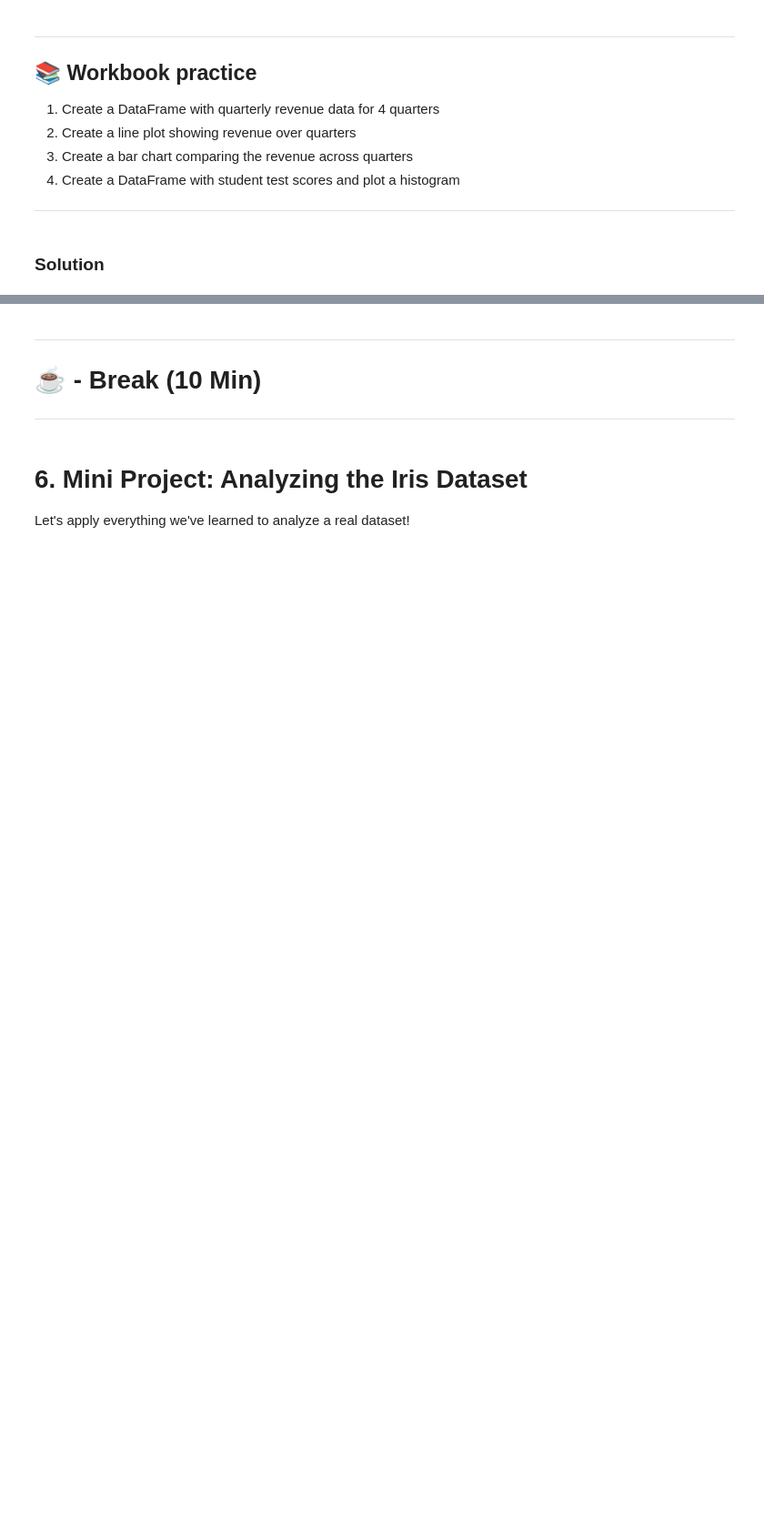
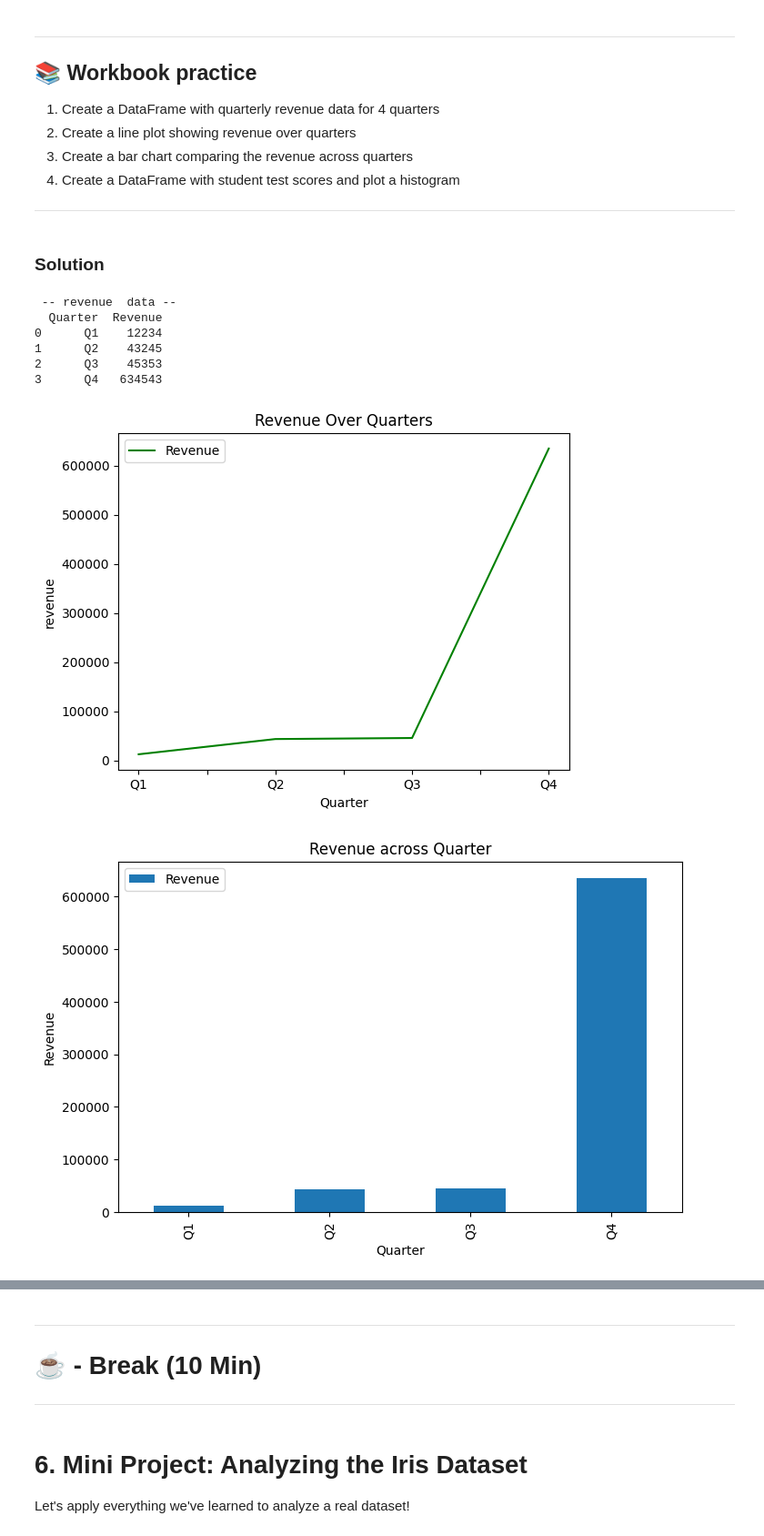
Before and after one commit to katibhakiim/python-workshop-basics, a Jupyter notebook: python_workshop_basics_2.ipynb, the cells around one changed output, grey strips where cells are left out. Shown at 91% size. Saved outputs shown, nothing was run; the diff lists cells and outputs as text; code cells hidden in the pictures; blank space fills up the shorter version.

```diff
--- a/python_workshop_basics_2.ipynb
+++ b/python_workshop_basics_2.ipynb
@@ -569,9 +588,66 @@ plt.show()
 # %%
  # import pandas and matplotlib
 
-Import pandas as pd
-Import matplotlib as plt
-Import warnings
+import pandas as pd
+import matplotlib.pyplot as plt
+import warnings
 warnings.filterwarnings("ignore")
 
-# quartile
+#  Create DataFrame with quarterly revenue data for 4 quarters
+
+# data
+revenue_data = {
+    "Quarter" : ["Q1" , "Q2" , "Q3" , "Q4"] ,
+    "Revenue" : [12234 , 43245 , 45353 , 634543]
+}
+
+# data frame
+df_revenue = pd.DataFrame(revenue_data)
+
+print(" -- revenue  data --")
+print(df_revenue)
+
+
+# 2 - Create line plot  showing  revenue  over quarters
+df_revenue.plot(x="Quarter" , y = "Revenue" , kind = "line" , color = "green")
+plt.title("Revenue Over Quarters")
+plt.xlabel("Quarter")
+plt.ylabel("revenue")
+plt.show()
+
+# 3 - create bar chart u comparing the revenue  across quarters
+df_revenue.plot(x = "Quarter" , y = "Revenue" , kind = "bar" , figsize = (8 ,5))
+plt.title("Revenue across Quarter")
+plt.xlabel("Quarter")
+plt.ylabel("Revenue")
+plt.show()
+
+
+
+# 4 - create  a dataframe  with student test scores and plot a histogram
+
+# data
+scores_data = {
+ "Student" : ['Alice', 'Bob', 'Charlie', 'Diana', 'Ethan', 'Fiona', 'George', 'Hannah', 'Ian', 'Julia'],
+ "Score" : [85, 92, 78, 90, 88, 76, 95, 82, 89, 91]
+
+ }
+
+# dataFrame
+df_test = pd.DataFrame(scores_data)
+print(df_test)
+# graph histogram
+df_test["Score"].plot(kind = "hist" , bins = 5  , figsize = (8 ,5) , edgecolor = "red" , color = "green"  )
+plt.title("Distribution of  Student test Scores")
+plt.xlabel("Score range")
+plt.ylabel("Frequence")
+plt.show()
+# %% [output]
+ -- revenue  data --
+  Quarter  Revenue
+0      Q1    12234
+1      Q2    43245
+2      Q3    45353
+3      Q4   634543
+[figure, added]
+[figure, added]
```
Also changed, not shown: parts of 5 cells of this notebook.
